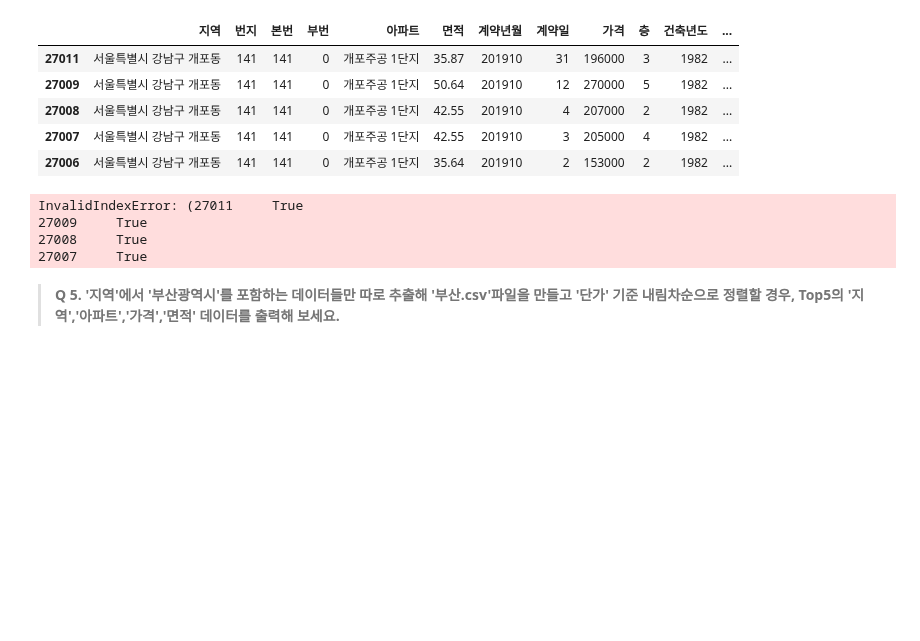
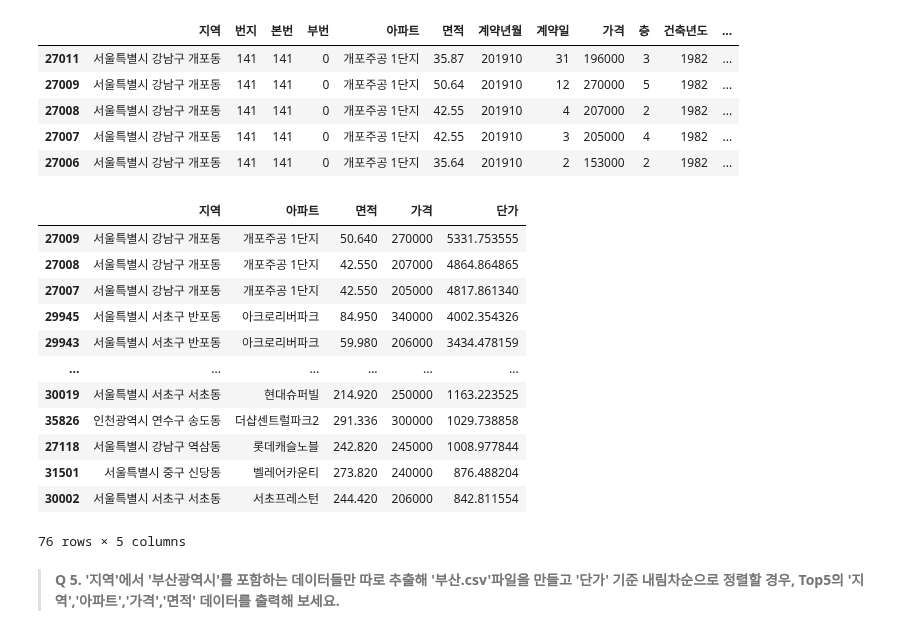
Before and after one commit to arkwith7/aSSIST_ML, a Jupyter notebook: Python1/aSSIST MBA_Review과제1.ipynb, the cells around one changed output. Saved outputs shown, nothing was run; the diff lists cells and outputs as text; code cells hidden in the pictures; blank space fills up the shorter version.

```diff
--- a/Python1/aSSIST MBA_Review과제1.ipynb
+++ b/Python1/aSSIST MBA_Review과제1.ipynb
@@ -85,11 +85,20 @@ filtered_price_df.head()
 | 27007 | 서울특별시 강남구 개포동 | 141 | 141 | 0 | 개포주공 1단지 | 42.55 | 201910 | 3 | 205000 | 4 | 1982 | ... |
 | 27006 | 서울특별시 강남구 개포동 | 141 | 141 | 0 | 개포주공 1단지 | 35.64 | 201910 | 2 | 153000 | 2 | 1982 | ... |
 # %%
-filtered_price_df[filtered_price_df['가격'] > 20000, ['지역', '아파트', '면적', '가격','단가']]
+filtered_price_df.loc[filtered_price_df['가격'] > 200000, ['지역', '아파트', '면적', '가격','단가']]
 # %% [output]
+|  | 지역 | 아파트 | 면적 | 가격 | 단가 |
+| 27009 | 서울특별시 강남구 개포동 | 개포주공 1단지 | 50.640 | 270000 | 5331.753555 |
+| 27008 | 서울특별시 강남구 개포동 | 개포주공 1단지 | 42.550 | 207000 | 4864.864865 |
+| 27007 | 서울특별시 강남구 개포동 | 개포주공 1단지 | 42.550 | 205000 | 4817.861340 |
+| 29945 | 서울특별시 서초구 반포동 | 아크로리버파크 | 84.950 | 340000 | 4002.354326 |
+| 29943 | 서울특별시 서초구 반포동 | 아크로리버파크 | 59.980 | 206000 | 3434.478159 |
+| ... | ... | ... | ... | ... | ... |
+| 30019 | 서울특별시 서초구 서초동 | 현대슈퍼빌 | 214.920 | 250000 | 1163.223525 |
+| 35826 | 인천광역시 연수구 송도동 | 더샵센트럴파크2 | 291.336 | 300000 | 1029.738858 |
+| 27118 | 서울특별시 강남구 역삼동 | 롯데캐슬노블 | 242.820 | 245000 | 1008.977844 |
+| 31501 | 서울특별시 중구 신당동 | 벨레어카운티 | 273.820 | 240000 | 876.488204 |
+| 30002 | 서울특별시 서초구 서초동 | 서초프레스턴 | 244.420 | 206000 | 842.811554 |
-InvalidIndexError: (27011     True
-27009     True
-27008     True
-27007     True
+76 rows × 5 columns
 # %% [markdown]
 > **Q 5. '지역'에서 '부산광역시'를 포함하는 데이터들만 따로 추출해 '부산.csv'파일을 만들고 '단가' 기준 내림차순으로 정렬할 경우, Top5의 '지역','아파트','가격','면적' 데이터를 출력해 보세요.**
```
Also changed, not shown: parts of 6 cells of this notebook, 2 other files.
